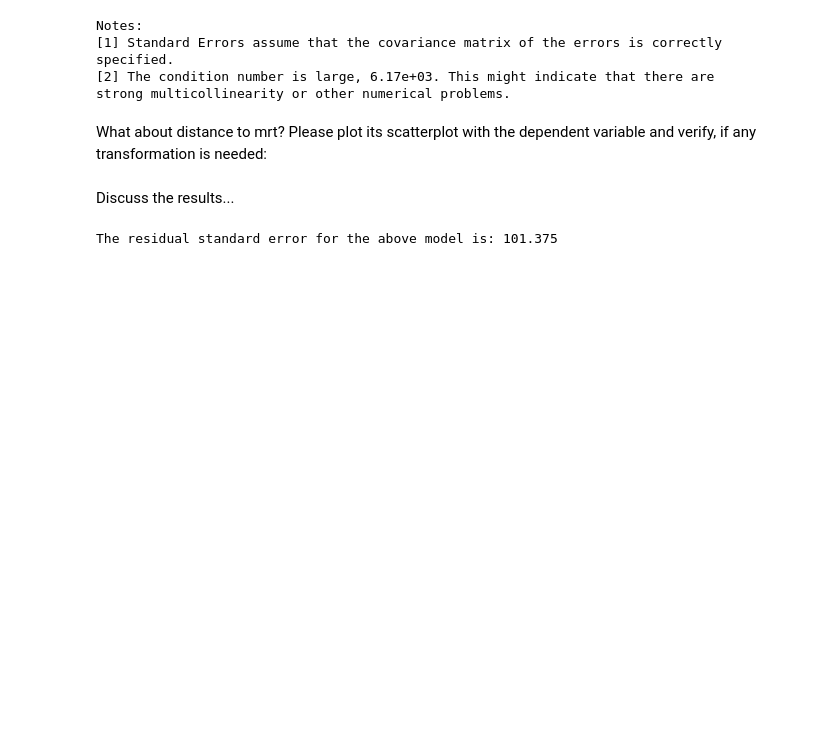
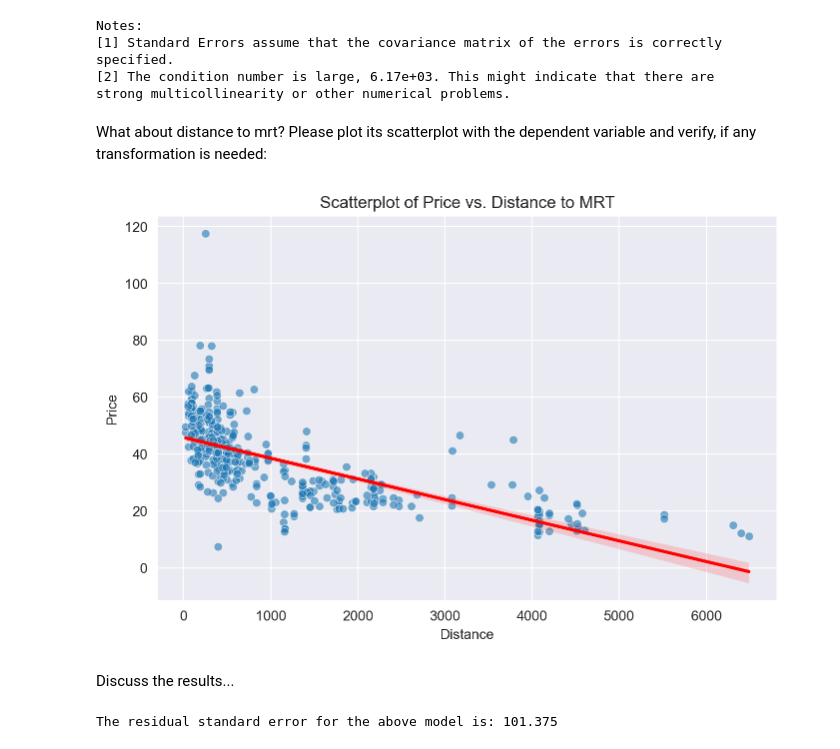
Before and after one commit to FilipBerka04/Descriptive_Statistics, a Jupyter notebook: Lab_7/Exercise10.ipynb, the cells around one changed output. Drawn from its saved outputs; the diff is of its cells as text; code cells hidden in the pictures; blank space fills up the shorter version.

```diff
--- a/Lab_7/Exercise10.ipynb
+++ b/Lab_7/Exercise10.ipynb
@@ -335,7 +351,23 @@ strong multicollinearity or other numerical problems.
 # %% [markdown]
 What about distance to mrt? Please plot its scatterplot with the dependent variable and verify, if any transformation is needed:
 # %%
-# Your code here
+# Your code her
+import matplotlib.pyplot as plt
+import seaborn as sns
+
+# Basic scatterplot
+plt.figure(figsize=(8, 5))
+sns.scatterplot(x='dist_to_mrt_m', y='price_twd_msq', data=df_estate, alpha=0.6)
+
+# Add a regression line
+sns.regplot(x='dist_to_mrt_m', y='price_twd_msq', data=df_estate, scatter=False, color='red')
+
+plt.title('Scatterplot of Price vs. Distance to MRT')
+plt.xlabel('Distance')
+plt.ylabel('Price')
+plt.show()
+# %% [output]
+[figure, added]
 # %%
 # If any transformation is necessary, please estimate the Model3 with the transformed distance to mrt.
 # %% [markdown]
```
Also changed, not shown: parts of 5 cells of this notebook.
